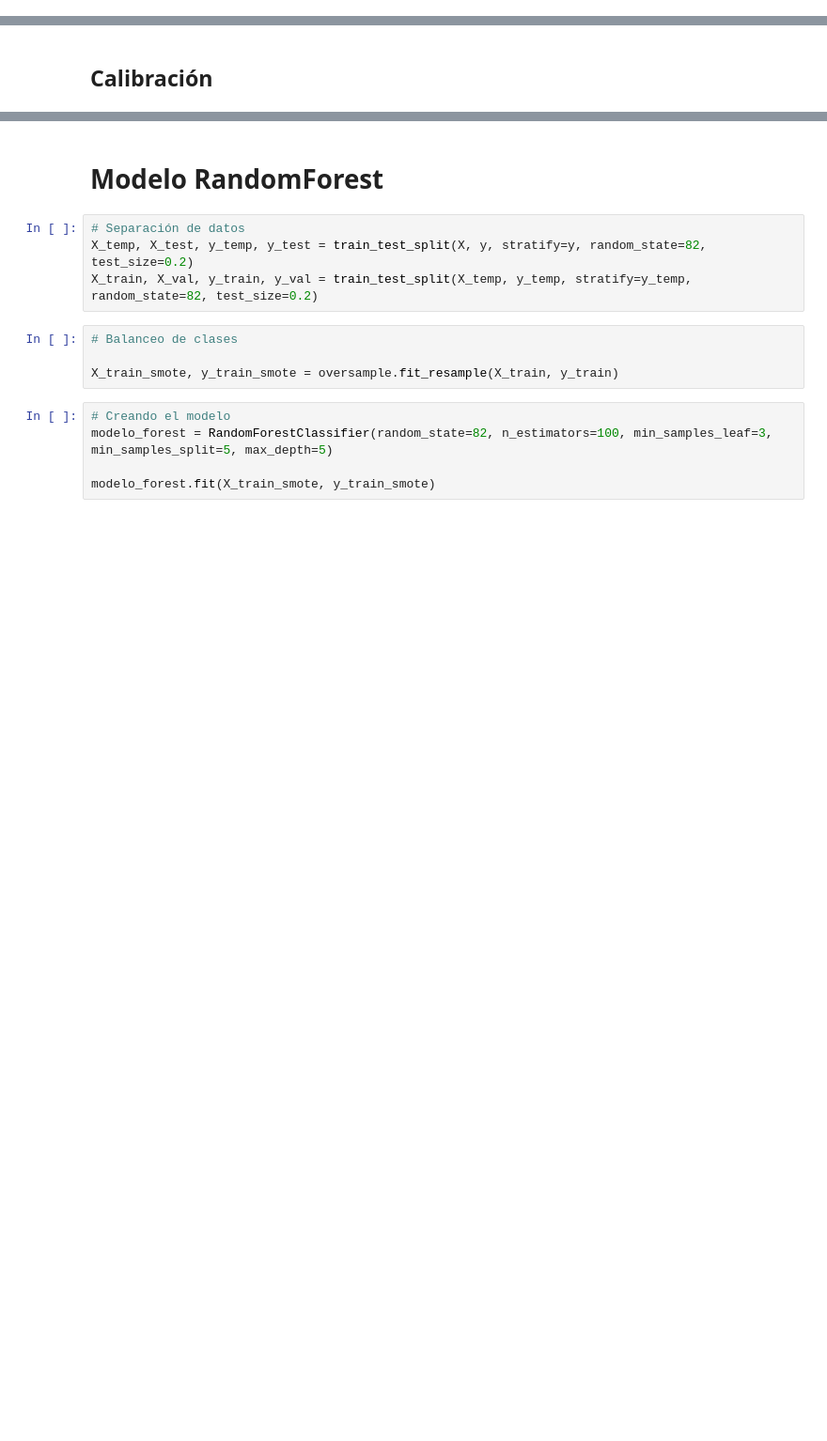
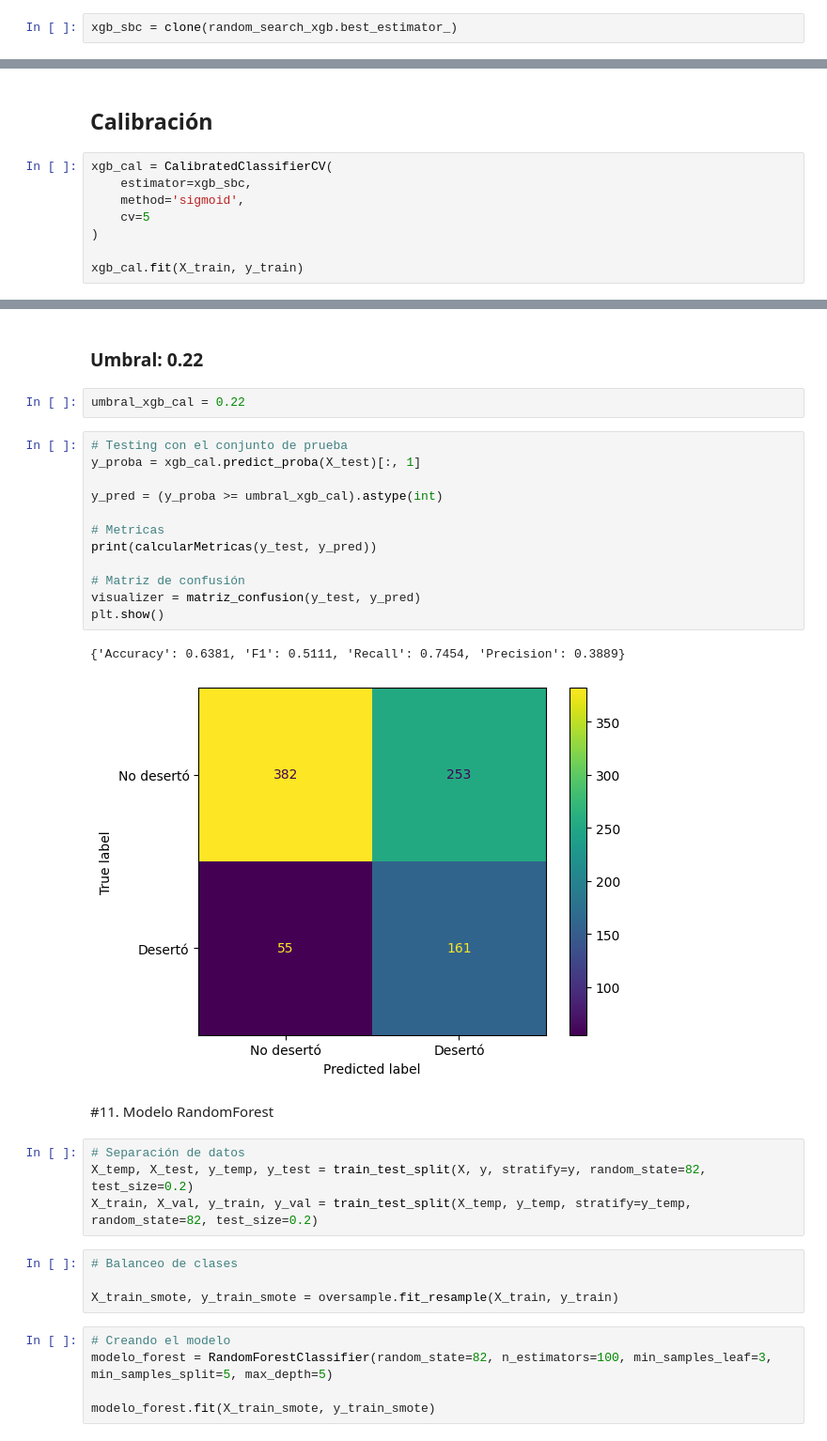
Before and after one commit to GuilleLondero/churn_insight_hackathon, a Jupyter notebook: data_science/notebooks/optimizacion_modelos.ipynb, the cells around one changed output, grey strips where cells are left out. Shown at 94% size. Saved outputs shown, nothing was run; the diff lists cells and outputs as text; blank space fills up the shorter version.

Commit message:
Feature Selection + Calibración, Modelo XGB sin SMOTE

```diff
--- a/data_science/notebooks/optimizacion_modelos.ipynb
+++ b/data_science/notebooks/optimizacion_modelos.ipynb
@@ -1592,0 +1690,2 @@ plt.show()
+# %%
+xgb_sbc = clone(random_search_xgb.best_estimator_)
@@ -1593,2 +1759,10 @@ plt.show()
 # %% [markdown]
 ## Calibración
+# %%
+xgb_cal = CalibratedClassifierCV(
+    estimator=xgb_sbc,
+    method='sigmoid',
+    cv=5
+)
+
+xgb_cal.fit(X_train, y_train)
@@ -1595,5 +1825,24 @@ plt.show()
+# %% [markdown]
+### Umbral: 0.22
+# %%
+umbral_xgb_cal = 0.22
+# %%
+# Testing con el conjunto de prueba
+y_proba = xgb_cal.predict_proba(X_test)[:, 1]
+
+y_pred = (y_proba >= umbral_xgb_cal).astype(int)
+
+# Metricas
+print(calcularMetricas(y_test, y_pred))
+
+# Matriz de confusión
+visualizer = matriz_confusion(y_test, y_pred)
+plt.show()
+# %% [output]
+{'Accuracy': 0.6381, 'F1': 0.5111, 'Recall': 0.7454, 'Precision': 0.3889}
+[figure, added]
 # %% [markdown]
-# Modelo RandomForest
+#11. Modelo RandomForest
 # %%
 # Separación de datos
 X_temp, X_test, y_temp, y_test = train_test_split(X, y, stratify=y, random_state=82, test_size=0.2)
```
Also changed, not shown: parts of 33 cells of this notebook.
